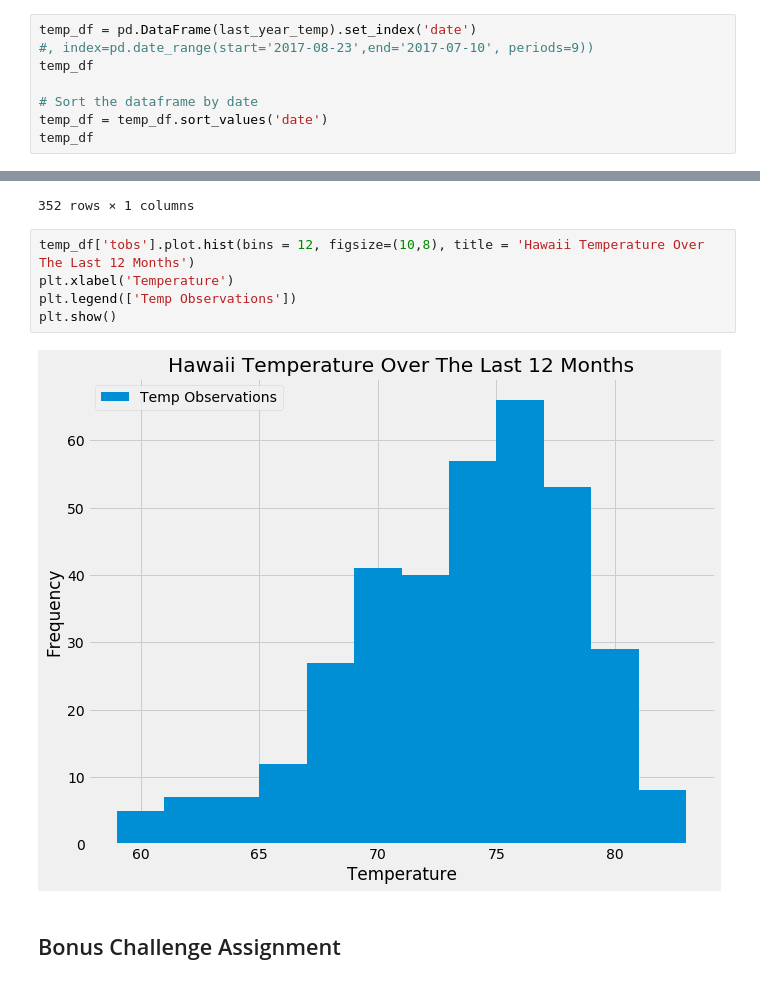
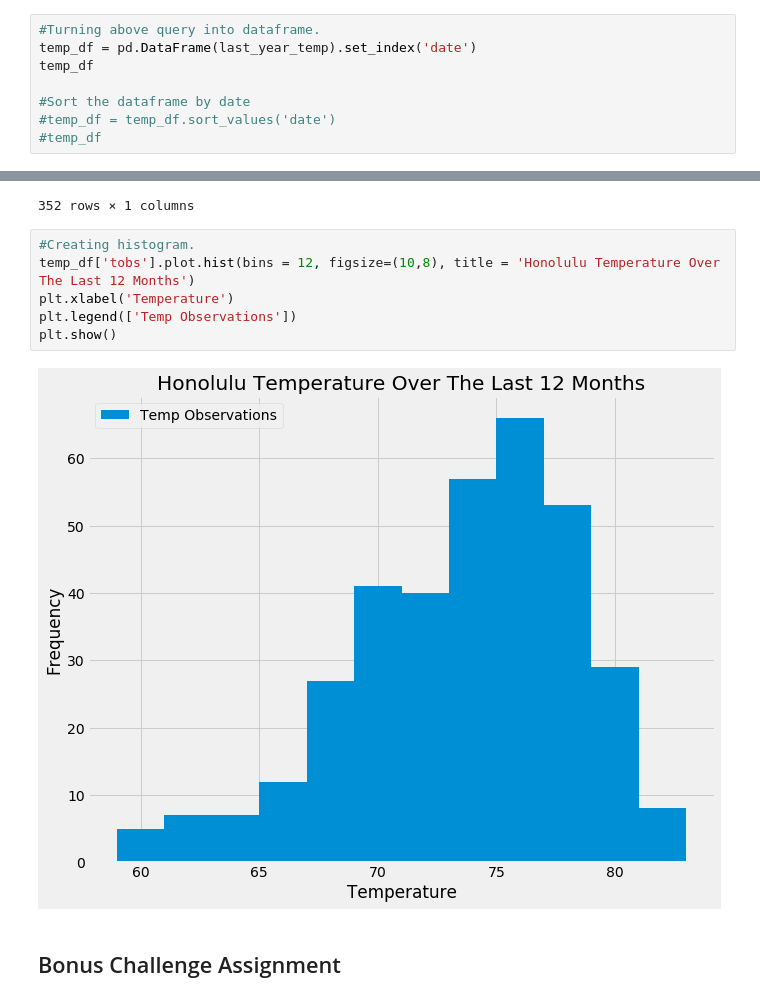
Before and after one commit to kmcgrath88/sqlalchemy-challenge, a Jupyter notebook: climate_starter.ipynb, the cells around one changed output, grey strips where cells are left out. Drawn from its saved outputs; the diff is of its cells as text.

```diff
--- a/climate_starter.ipynb
+++ b/climate_starter.ipynb
@@ -280,13 +266,13 @@ last_year_temp
  ('2017-08-17', 76.0),
  ('2017-08-18', 79.0)]
 # %%
+#Turning above query into dataframe.
 temp_df = pd.DataFrame(last_year_temp).set_index('date')
-#, index=pd.date_range(start='2017-08-23',end='2017-07-10', periods=9))
 temp_df
 
-# Sort the dataframe by date
-temp_df = temp_df.sort_values('date')
-temp_df
+#Sort the dataframe by date
+#temp_df = temp_df.sort_values('date')
+#temp_df
 # %% [output]
 |  | tobs |
 | date |  |
@@ -303,12 +289,13 @@ temp_df
 | 2017-08-18 | 79.0 |
 352 rows × 1 columns
 # %%
-temp_df['tobs'].plot.hist(bins = 12, figsize=(10,8), title = 'Hawaii Temperature Over The Last 12 Months')
+#Creating histogram.
+temp_df['tobs'].plot.hist(bins = 12, figsize=(10,8), title = 'Honolulu Temperature Over The Last 12 Months')
 plt.xlabel('Temperature')
 plt.legend(['Temp Observations'])
 plt.show()
 # %% [output]
-[figure, old version]
+[figure, new version]
 # %% [markdown]
 ## Bonus Challenge Assignment
 # %%
```
Also changed, not shown: parts of 37 cells of this notebook, 1 other file.
